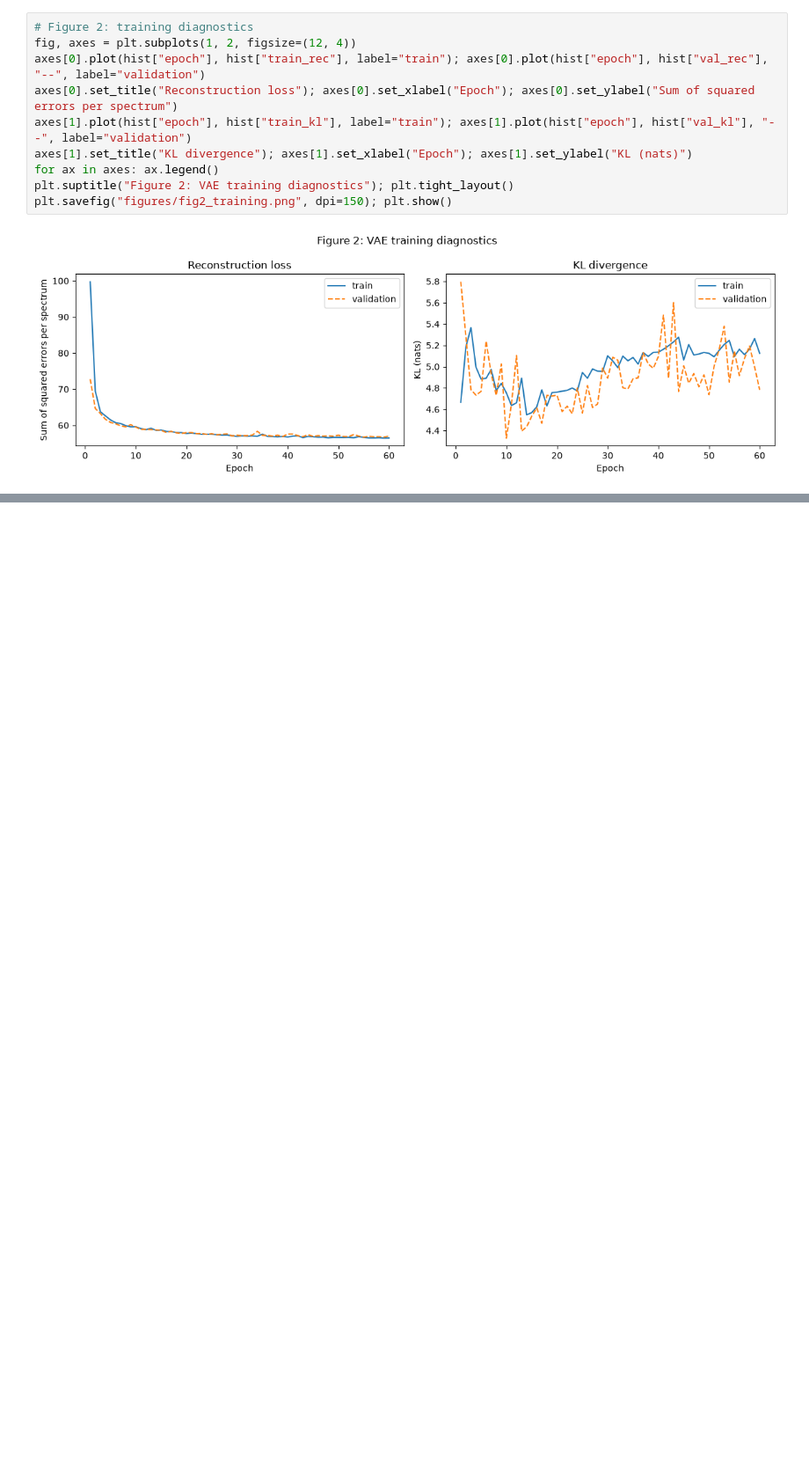
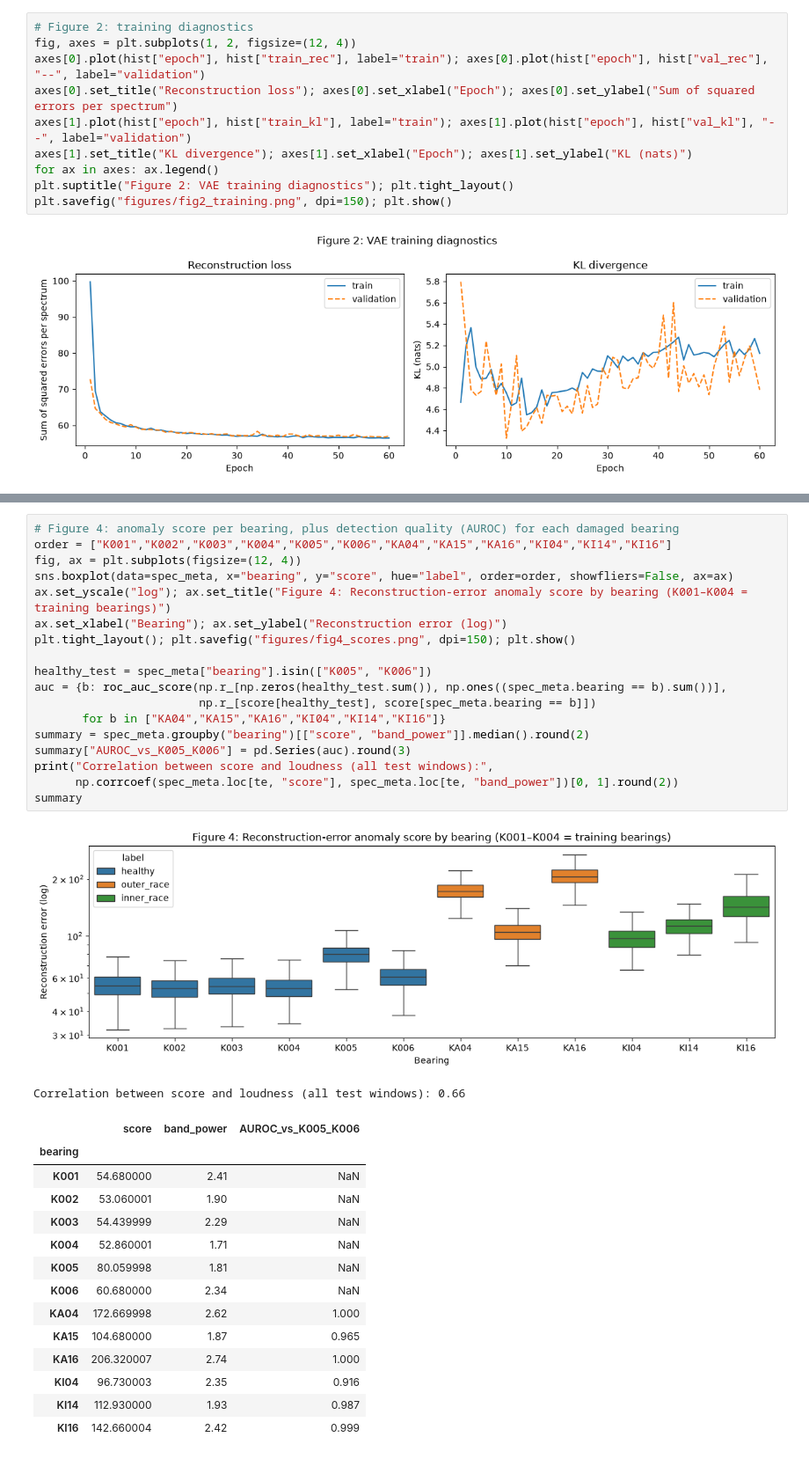
Before and after one commit to MinKhaungMinLwin/VAE-for-bearing-vibration, a Jupyter notebook: generative_model.ipynb, the cells around one changed output, grey strips where cells are left out. Shown at 88% size. Saved outputs shown, nothing was run; the diff lists cells and outputs as text; blank space fills up the shorter version.

```diff
--- a/generative_model.ipynb
+++ b/generative_model.ipynb
@@ -274,0 +324,35 @@ plt.savefig("figures/fig2_training.png", dpi=150); plt.show()
+# %%
+# Figure 4: anomaly score per bearing, plus detection quality (AUROC) for each damaged bearing
+order = ["K001","K002","K003","K004","K005","K006","KA04","KA15","KA16","KI04","KI14","KI16"]
+fig, ax = plt.subplots(figsize=(12, 4))
+sns.boxplot(data=spec_meta, x="bearing", y="score", hue="label", order=order, showfliers=False, ax=ax)
+ax.set_yscale("log"); ax.set_title("Figure 4: Reconstruction-error anomaly score by bearing (K001–K004 = training bearings)")
+ax.set_xlabel("Bearing"); ax.set_ylabel("Reconstruction error (log)")
+plt.tight_layout(); plt.savefig("figures/fig4_scores.png", dpi=150); plt.show()
+
+healthy_test = spec_meta["bearing"].isin(["K005", "K006"])
+auc = {b: roc_auc_score(np.r_[np.zeros(healthy_test.sum()), np.ones((spec_meta.bearing == b).sum())],
+                        np.r_[score[healthy_test], score[spec_meta.bearing == b]])
+       for b in ["KA04","KA15","KA16","KI04","KI14","KI16"]}
+summary = spec_meta.groupby("bearing")[["score", "band_power"]].median().round(2)
+summary["AUROC_vs_K005_K006"] = pd.Series(auc).round(3)
+print("Correlation between score and loudness (all test windows):",
+      np.corrcoef(spec_meta.loc[te, "score"], spec_meta.loc[te, "band_power"])[0, 1].round(2))
+summary
+# %% [output]
+[figure, added]
+Correlation between score and loudness (all test windows): 0.66
+|  | score | band_power | AUROC_vs_K005_K006 |
+| bearing |  |  |  |
+| K001 | 54.680000 | 2.41 | NaN |
+| K002 | 53.060001 | 1.90 | NaN |
+| K003 | 54.439999 | 2.29 | NaN |
+| K004 | 52.860001 | 1.71 | NaN |
+| K005 | 80.059998 | 1.81 | NaN |
+| K006 | 60.680000 | 2.34 | NaN |
+| KA04 | 172.669998 | 2.62 | 1.000 |
+| KA15 | 104.680000 | 1.87 | 0.965 |
+| KA16 | 206.320007 | 2.74 | 1.000 |
+| KI04 | 96.730003 | 2.35 | 0.916 |
+| KI14 | 112.930000 | 1.93 | 0.987 |
+| KI16 | 142.660004 | 2.42 | 0.999 |
```
Also changed, not shown: parts of 5 cells of this notebook, 2 other files.
